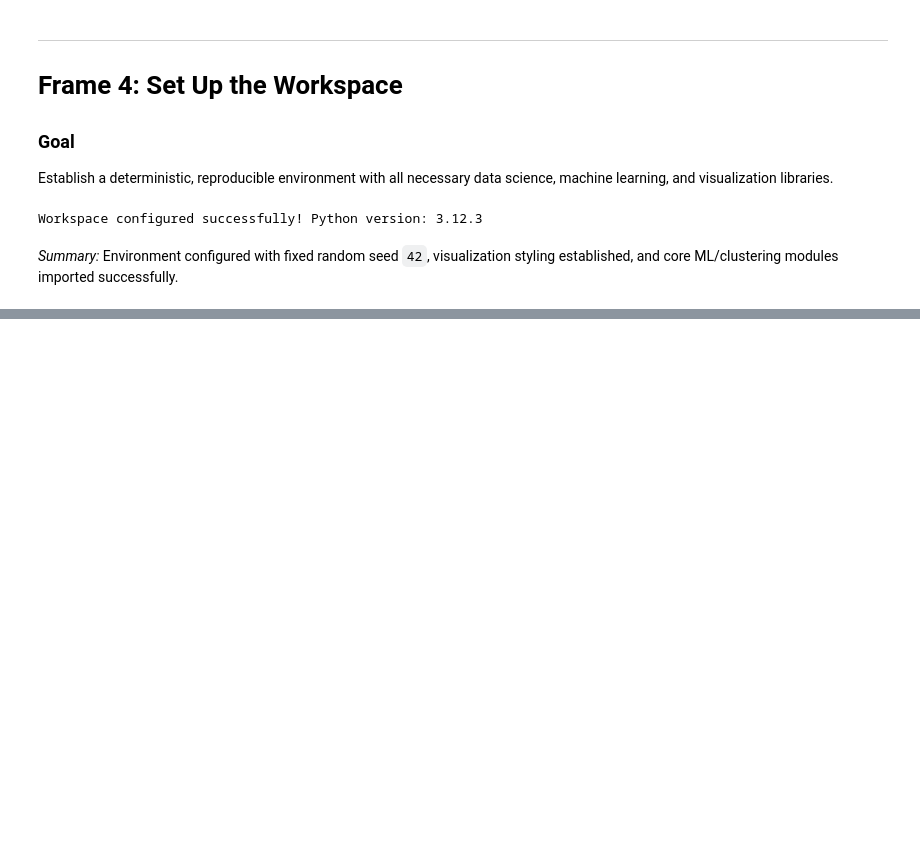
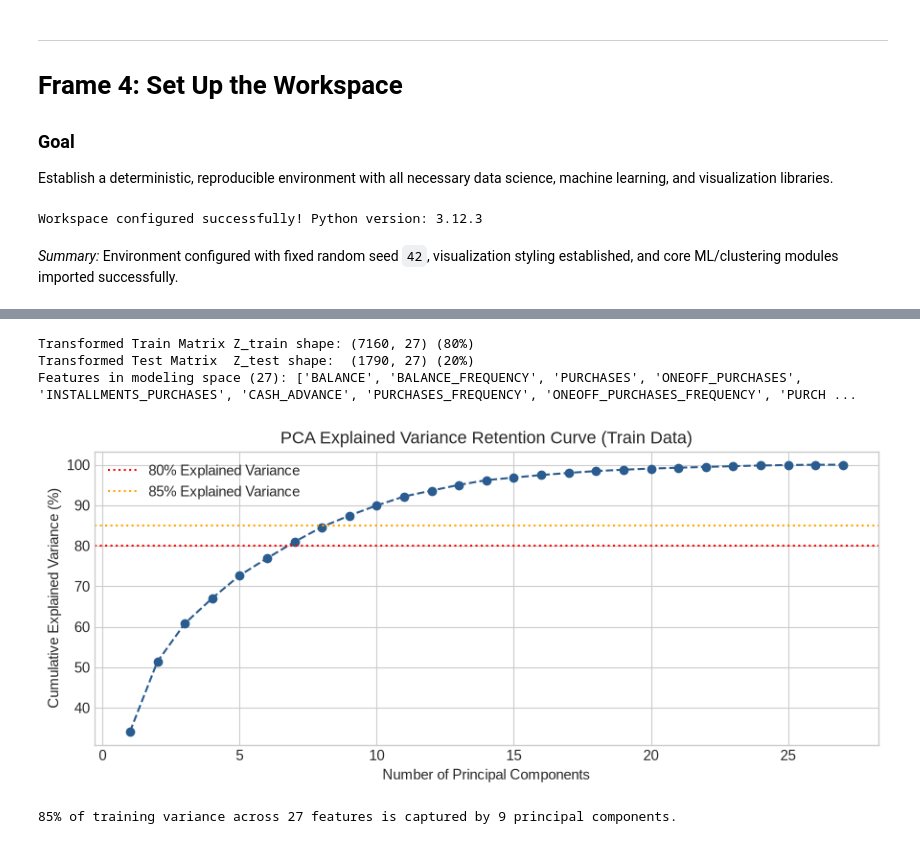
Before and after one commit to adarshgaurav1951/Credit-Card-Customer-Segmentation---Clustering, a Jupyter notebook: credit_card_segmentation.ipynb, the cells around one changed output, grey strips where cells are left out. Drawn from its saved outputs; the diff is of its cells as text; code cells hidden in the pictures; blank space fills up the shorter version.

```diff
--- a/credit_card_segmentation.ipynb
+++ b/credit_card_segmentation.ipynb
@@ -1052,0 +434,47 @@ Retraining Policy Rules:
+# %%
+# Frame 9: Pipeline construction and fit on 80% Train
+from src.features import CreditCardPreprocessor, Log1pTransformer
+
+# Construct modular transformation pipeline
+pipeline_prep = Pipeline([
+    ('prep', CreditCardPreprocessor(clip_cash_freq=True)),
+    ('log', Log1pTransformer()),
+    ('scale', StandardScaler())
+])
+
+# Fit pipeline strictly on the 80% training data
+pipeline_prep.fit(train_df_raw)
+
+# Transform both Train and Test
+Z_train = pipeline_prep.transform(train_df_raw)
+Z_test = pipeline_prep.transform(test_df_raw)
+feature_names = pipeline_prep.named_steps['prep'].feature_names_out_
+
+print(f"Transformed Train Matrix Z_train shape: {Z_train.shape} (80%)")
+print(f"Transformed Test Matrix  Z_test shape:  {Z_test.shape} (20%)")
+print(f"Features in modeling space ({len(feature_names)}): {feature_names}")
+
+# Benchmark Dimensionality via PCA Scree Analysis on Train
+pca = PCA(random_state=RANDOM_STATE)
+pca.fit(Z_train)
+cum_var = np.cumsum(pca.explained_variance_ratio_)
+
+plt.figure(figsize=(9, 4))
+plt.plot(range(1, len(cum_var) + 1), cum_var * 100, marker='o', linestyle='--', color='#2b5c8f')
+plt.axhline(y=80, color='r', linestyle=':', label='80% Explained Variance')
+plt.axhline(y=85, color='orange', linestyle=':', label='85% Explained Variance')
+plt.xlabel("Number of Principal Components")
+plt.ylabel("Cumulative Explained Variance (%)")
+plt.title("PCA Explained Variance Retention Curve (Train Data)")
+plt.legend()
+plt.tight_layout()
+plt.show()
+
+n_85 = np.argmax(cum_var >= 0.85) + 1
+print(f"85% of training variance across {Z_train.shape[1]} features is captured by {n_85} principal components.")
+# %% [output]
+Transformed Train Matrix Z_train shape: (7160, 27) (80%)
+Transformed Test Matrix  Z_test shape:  (1790, 27) (20%)
+Features in modeling space (27): ['BALANCE', 'BALANCE_FREQUENCY', 'PURCHASES', 'ONEOFF_PURCHASES', 'INSTALLMENTS_PURCHASES', 'CASH_ADVANCE', 'PURCHASES_FREQUENCY', 'ONEOFF_PURCHASES_FREQUENCY', 'PURCH ...
+[figure, added]
+85% of training variance across 27 features is captured by 9 principal components.
```
Also changed, not shown: parts of 82 cells of this notebook, 17 other files.
